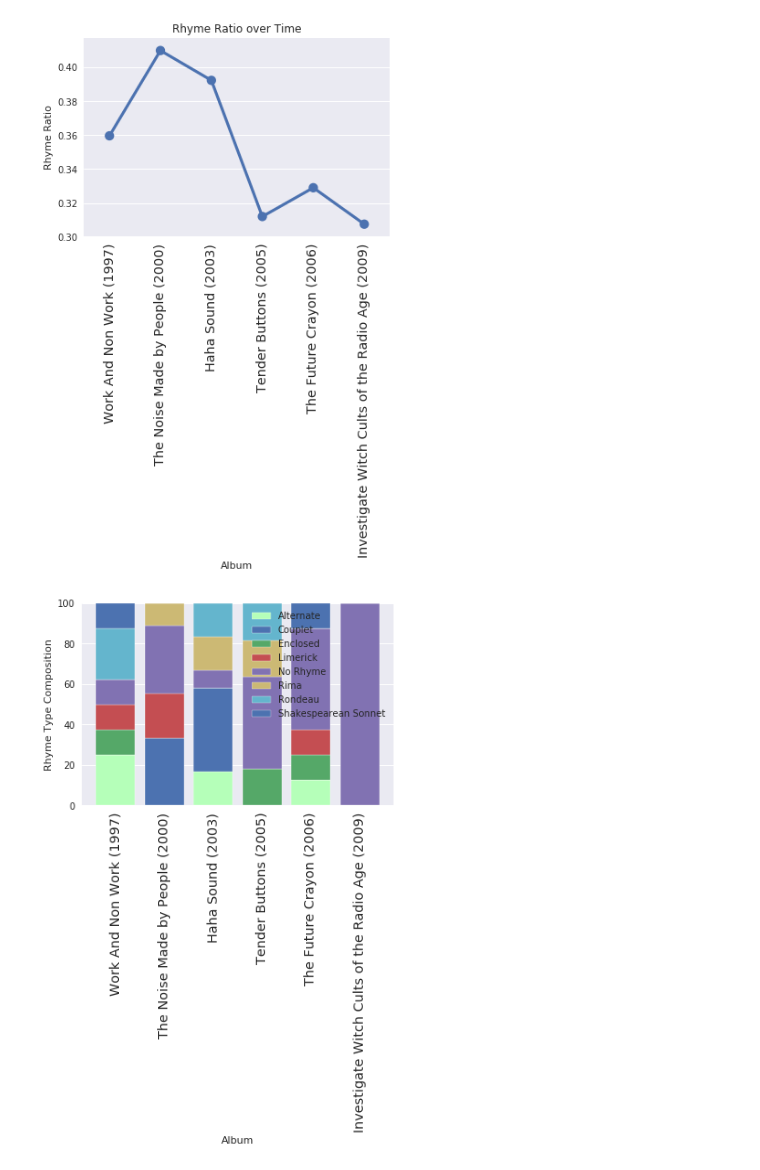
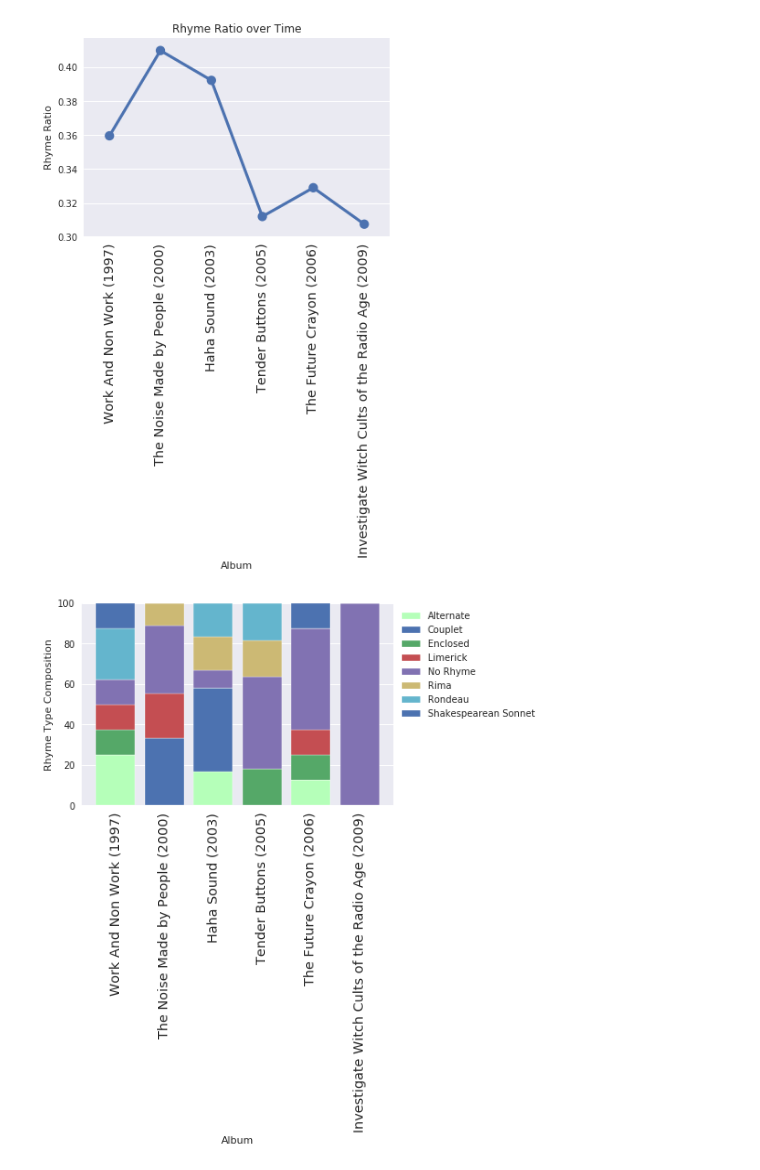
Before and after one commit to Gbachant/rhyme-scheme, a Jupyter notebook: rhyme-scheme.ipynb, the cells around one changed output. Cells and saved outputs as stored; diff of their text form; code cells hidden in the pictures.

Commit message:
Adjust styling of plot legends

```diff
--- a/rhyme-scheme.ipynb
+++ b/rhyme-scheme.ipynb
@@ -190,23 +190,23 @@ shakespearean_sonnet = [i / j * 100 for i,j in zip(lyric_data['shakespearean son
 # %%
 plt.bar(r, alternate_rhyme, color='#b5ffb9', edgecolor='white', label='Alternate')
 plt.bar(r, couplets, bottom=alternate_rhyme, edgecolor='white', label='Couplet')
 plt.bar(r, enclosed_rhyme, bottom=[i+j for i,j in zip(alternate_rhyme, couplets)], edgecolor='white', label='Enclosed')
 plt.bar(r, limerick, bottom=[i+j+k for i,j,k in zip(alternate_rhyme, couplets, enclosed_rhyme)], edgecolor='white', label='Limerick')
 plt.bar(r, no_rhyme, bottom=[i+j+k+l for i,j,k,l in zip(alternate_rhyme, couplets, enclosed_rhyme, limerick)], edgecolor='white', label='No Rhyme')
 plt.bar(r, rima, bottom=[i+j+k+l+m for i,j,k,l,m in zip(alternate_rhyme, couplets, enclosed_rhyme, limerick, no_rhyme)], edgecolor='white', label='Rima')
 plt.bar(r, rondeau_rhyme, bottom=[i+j+k+l+m+n for i,j,k,l,m,n in zip(alternate_rhyme, couplets, enclosed_rhyme, limerick, no_rhyme, rima)], edgecolor='white', label='Rondeau')
 plt.bar(r, shakespearean_sonnet, bottom=[i+j+k+l+m+n+o for i,j,k,l,m,n,o in zip(alternate_rhyme, couplets, enclosed_rhyme, limerick, no_rhyme, rima, rondeau_rhyme)], edgecolor='white', label='Shakespearean Sonnet')
 
 
 plt.xticks(r, unique_albums, rotation="vertical", size='large')
 plt.xlabel("Album")
 plt.ylabel("Rhyme Type Composition")
 
-plt.legend(loc='upper right', bbox_to_anchor=(1,1), ncol=1)
+plt.legend(loc=2, bbox_to_anchor=(1,1), ncol=1)
 
 plt.show()
 # %% [output]
-[figure, old version]
+[figure, new version]
 # %%
 includes_lyrics = {'Instrumental':[], 'Lyrics':[]}
 # %%
```
Also changed, not shown: parts of 3 cells of this notebook.
